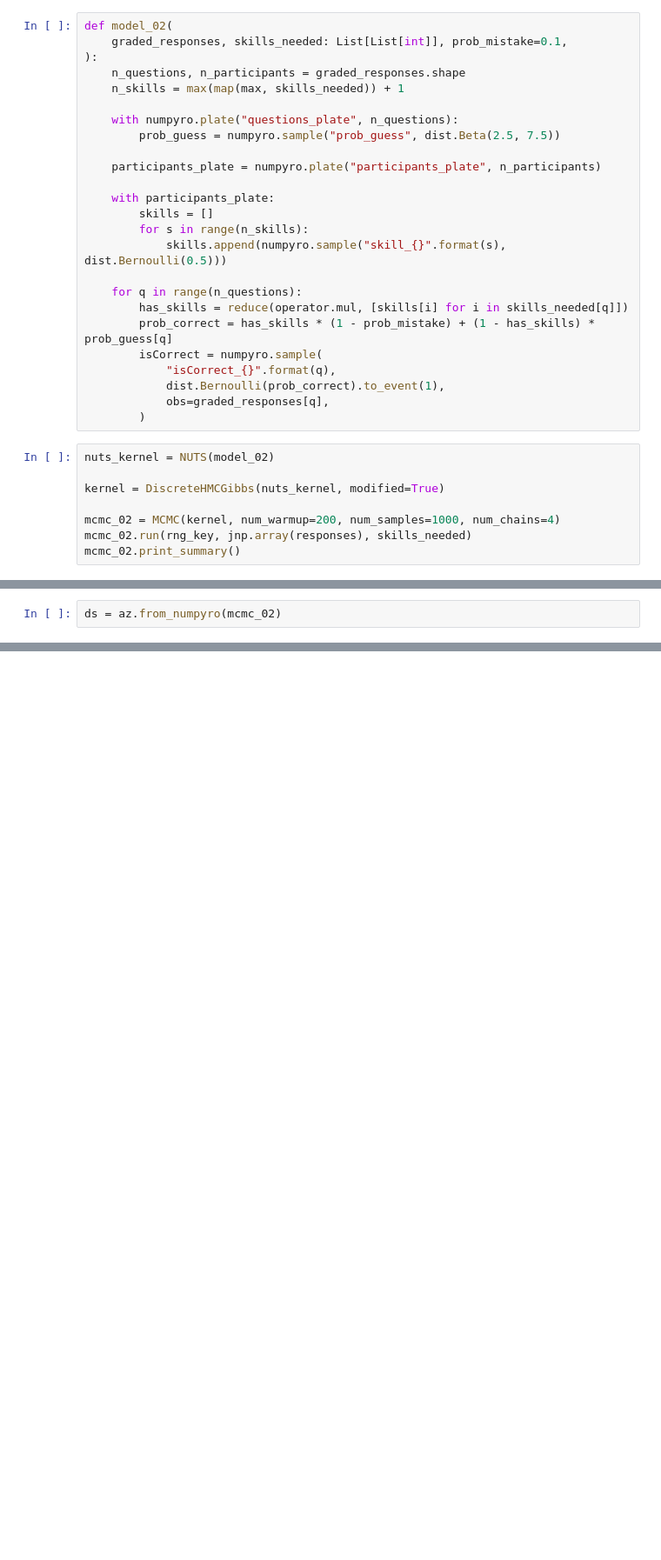
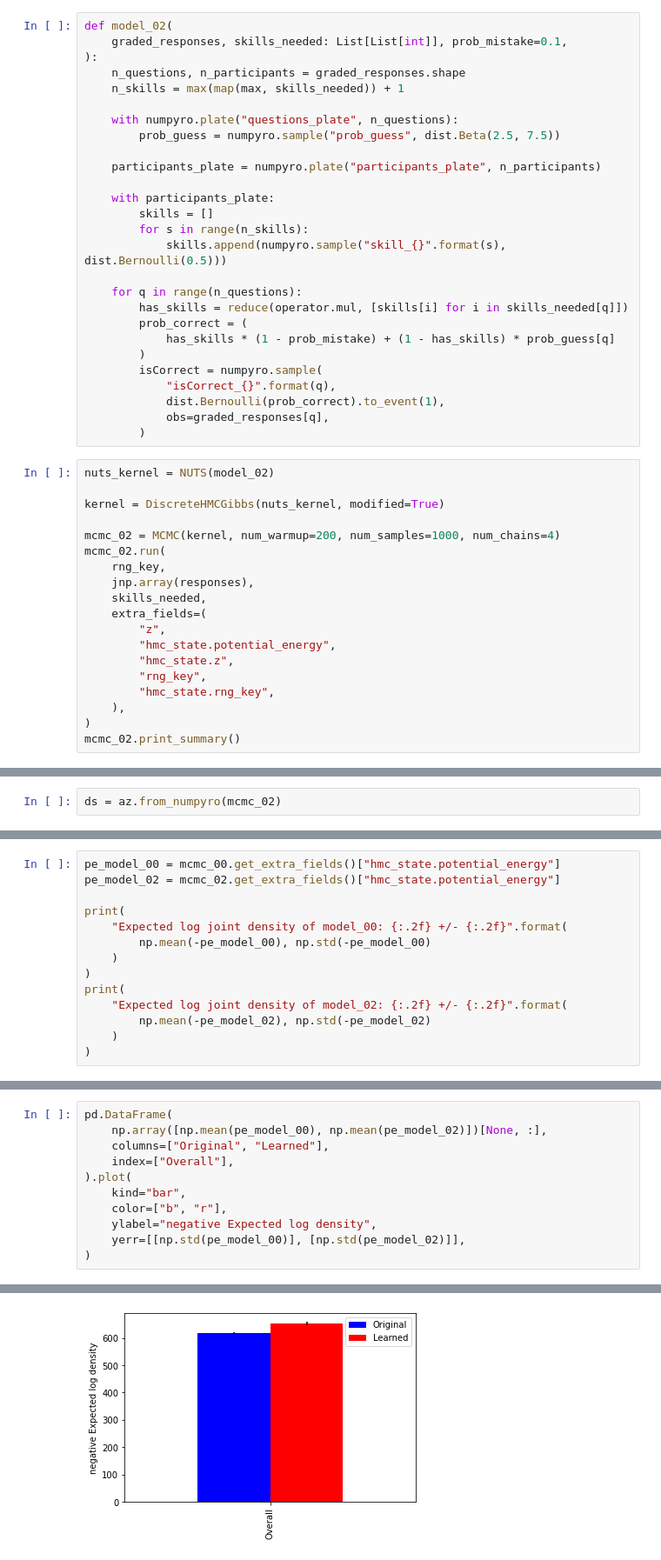
Before and after one commit to bdatko/numpyro_play, a Jupyter notebook: notebooks/Chapter_2_MBML_log_probability.ipynb, the cells around one changed output, grey strips where cells are left out. Shown at 87% size. Drawn from its saved outputs; the diff is of its cells as text; blank space fills up the shorter version.

Commit message:
fix(notebooks/Chapter_2_MBML_log_probability.*): fixed the reproduction of Figure 2.29

```diff
--- a/notebooks/Chapter_2_MBML_log_probability.ipynb
+++ b/notebooks/Chapter_2_MBML_log_probability.ipynb
@@ -119,7 +175,9 @@ def model_02(
 
     for q in range(n_questions):
         has_skills = reduce(operator.mul, [skills[i] for i in skills_needed[q]])
-        prob_correct = has_skills * (1 - prob_mistake) + (1 - has_skills) * prob_guess[q]
+        prob_correct = (
+            has_skills * (1 - prob_mistake) + (1 - has_skills) * prob_guess[q]
+        )
         isCorrect = numpyro.sample(
             "isCorrect_{}".format(q),
             dist.Bernoulli(prob_correct).to_event(1),
@@ -131,7 +189,18 @@ nuts_kernel = NUTS(model_02)
 kernel = DiscreteHMCGibbs(nuts_kernel, modified=True)
 
 mcmc_02 = MCMC(kernel, num_warmup=200, num_samples=1000, num_chains=4)
-mcmc_02.run(rng_key, jnp.array(responses), skills_needed)
+mcmc_02.run(
+    rng_key,
+    jnp.array(responses),
+    skills_needed,
+    extra_fields=(
+        "z",
+        "hmc_state.potential_energy",
+        "hmc_state.z",
+        "rng_key",
+        "hmc_state.rng_key",
+    ),
+)
 mcmc_02.print_summary()
 # %% [output]
                     mean       std    median      5.0%     95.0%     n_eff     r_hat
@@ -173,0 +241,14 @@ AttributeError: 'HMCGibbsState' object has no attribute 'potential_energy'
+# %%
+pe_model_00 = mcmc_00.get_extra_fields()["hmc_state.potential_energy"]
+pe_model_02 = mcmc_02.get_extra_fields()["hmc_state.potential_energy"]
+
+print(
+    "Expected log joint density of model_00: {:.2f} +/- {:.2f}".format(
+        np.mean(-pe_model_00), np.std(-pe_model_00)
+    )
+)
+print(
+    "Expected log joint density of model_02: {:.2f} +/- {:.2f}".format(
+        np.mean(-pe_model_02), np.std(-pe_model_02)
+    )
+)
@@ -173,0 +258,12 @@ AttributeError: 'HMCGibbsState' object has no attribute 'potential_energy'
+# %%
+pd.DataFrame(
+    np.array([np.mean(pe_model_00), np.mean(pe_model_02)])[None, :],
+    columns=["Original", "Learned"],
+    index=["Overall"],
+).plot(
+    kind="bar",
+    color=["b", "r"],
+    ylabel="negative Expected log density",
+    yerr=[[np.std(pe_model_00)], [np.std(pe_model_02)]],
+)
+# %% [output]
@@ -173,0 +271 @@ AttributeError: 'HMCGibbsState' object has no attribute 'potential_energy'
+[figure, added]
```
Also changed, not shown: parts of 57 cells of this notebook, 1 other file.
